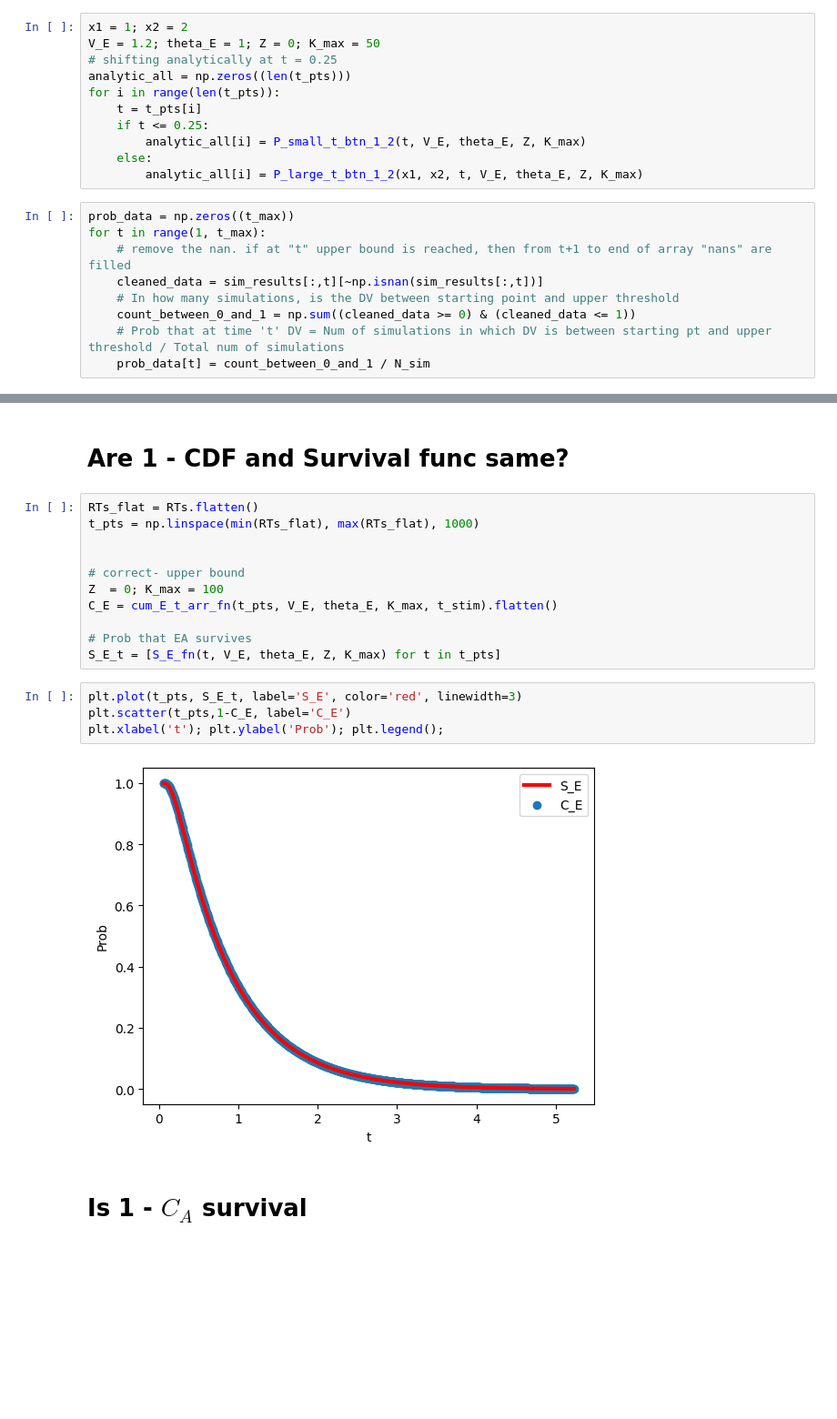
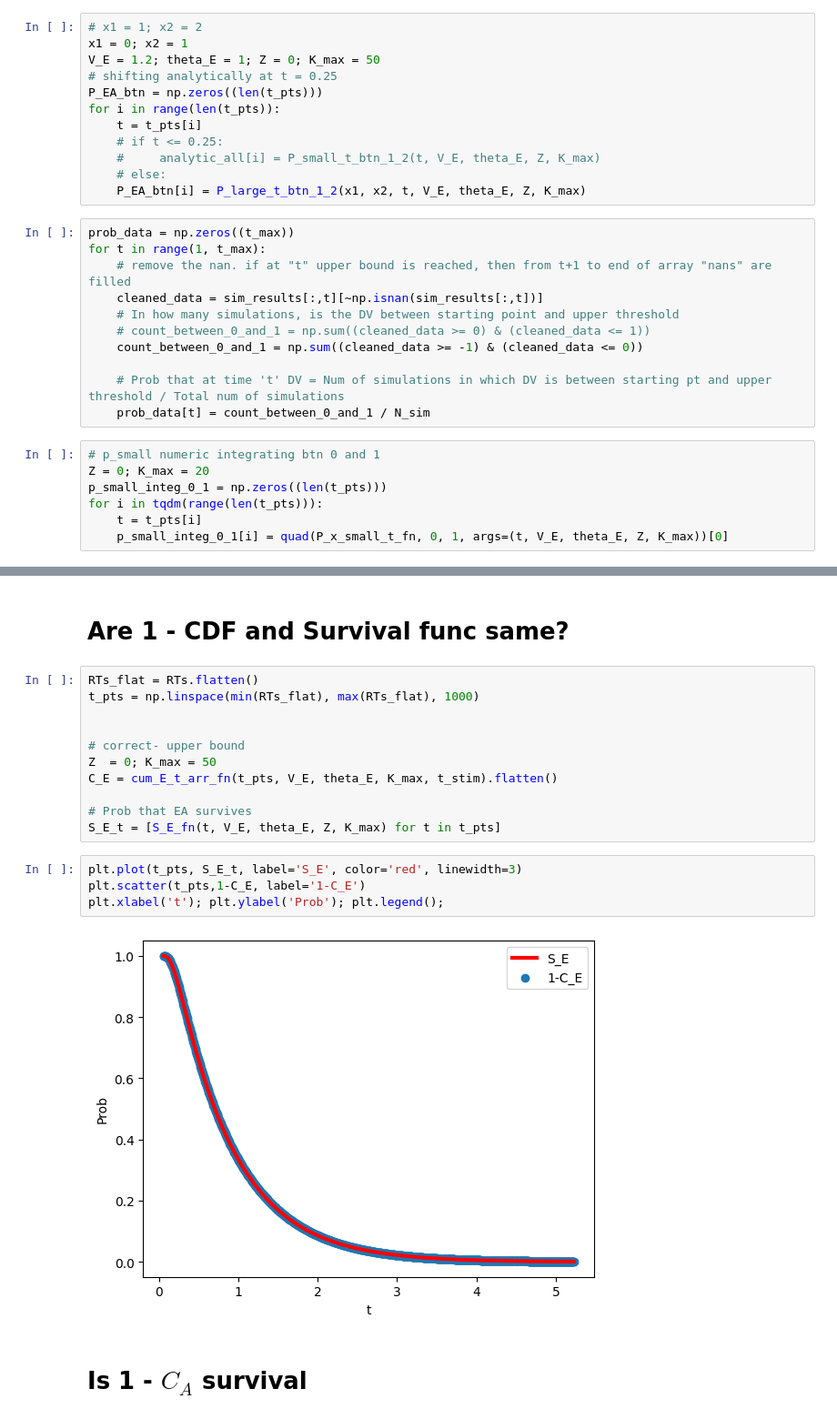
Before and after one commit to rakaar/ddm_codes, a Jupyter notebook: action_init_ddm/fitting_sim_data.ipynb, the cells around one changed output, grey strips where cells are left out. Shown at 91% size. Cells and saved outputs as stored; diff of their text form; blank space fills up the shorter version.

```diff
--- a/action_init_ddm/fitting_sim_data.ipynb
+++ b/action_init_ddm/fitting_sim_data.ipynb
@@ -775,20 +838,30 @@ t_pts = np.linspace(0.0001, 7, t_max)
 # %%
-x1 = 1; x2 = 2
+# x1 = 1; x2 = 2
+x1 = 0; x2 = 1
 V_E = 1.2; theta_E = 1; Z = 0; K_max = 50
 # shifting analytically at t = 0.25
-analytic_all = np.zeros((len(t_pts)))
+P_EA_btn = np.zeros((len(t_pts)))
 for i in range(len(t_pts)):
     t = t_pts[i]
-    if t <= 0.25:
-        analytic_all[i] = P_small_t_btn_1_2(t, V_E, theta_E, Z, K_max)
-    else:
-        analytic_all[i] = P_large_t_btn_1_2(x1, x2, t, V_E, theta_E, Z, K_max)
+    # if t <= 0.25:
+    #     analytic_all[i] = P_small_t_btn_1_2(t, V_E, theta_E, Z, K_max)
+    # else:
+    P_EA_btn[i] = P_large_t_btn_1_2(x1, x2, t, V_E, theta_E, Z, K_max)
 # %%
 prob_data = np.zeros((t_max))
 for t in range(1, t_max):
     # remove the nan. if at "t" upper bound is reached, then from t+1 to end of array "nans" are filled
     cleaned_data = sim_results[:,t][~np.isnan(sim_results[:,t])]
     # In how many simulations, is the DV between starting point and upper threshold
-    count_between_0_and_1 = np.sum((cleaned_data >= 0) & (cleaned_data <= 1))
+    # count_between_0_and_1 = np.sum((cleaned_data >= 0) & (cleaned_data <= 1))
+    count_between_0_and_1 = np.sum((cleaned_data >= -1) & (cleaned_data <= 0))
+
     # Prob that at time 't' DV = Num of simulations in which DV is between starting pt and upper threshold / Total num of simulations
     prob_data[t] = count_between_0_and_1 / N_sim
+# %%
+# p_small numeric integrating btn 0 and 1
+Z = 0; K_max = 20
+p_small_integ_0_1 = np.zeros((len(t_pts)))
+for i in tqdm(range(len(t_pts))):
+    t = t_pts[i]
+    p_small_integ_0_1[i] = quad(P_x_small_t_fn, 0, 1, args=(t, V_E, theta_E, Z, K_max))[0]
@@ -842,17 +925,17 @@ t_pts = np.linspace(min(RTs_flat), max(RTs_flat), 1000)
 
 
 # correct- upper bound
-Z  = 0; K_max = 100
+Z  = 0; K_max = 50
 C_E = cum_E_t_arr_fn(t_pts, V_E, theta_E, K_max, t_stim).flatten()
 
 # Prob that EA survives
 S_E_t = [S_E_fn(t, V_E, theta_E, Z, K_max) for t in t_pts]
 # %%
 plt.plot(t_pts, S_E_t, label='S_E', color='red', linewidth=3)
-plt.scatter(t_pts,1-C_E, label='C_E')
+plt.scatter(t_pts,1-C_E, label='1-C_E')
 plt.xlabel('t'); plt.ylabel('Prob'); plt.legend();
 # %% [output]
-[figure, old version]
+[figure, new version]
 # %% [markdown]
 # Is 1 - $C_A$ survival
 # %%
```
Also changed, not shown: parts of 17 cells of this notebook.
